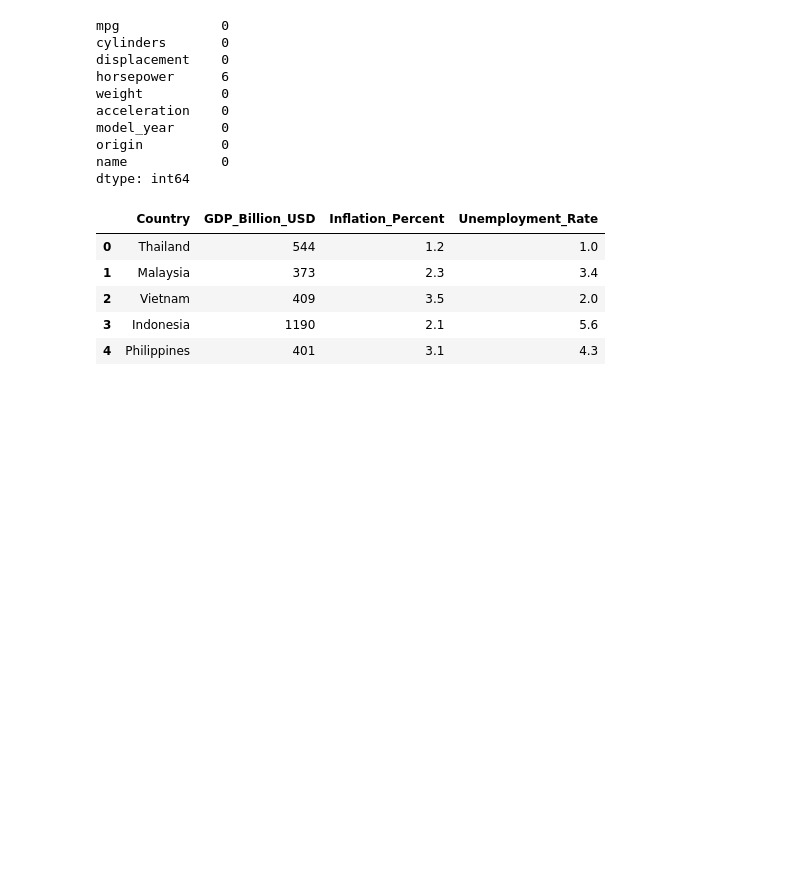
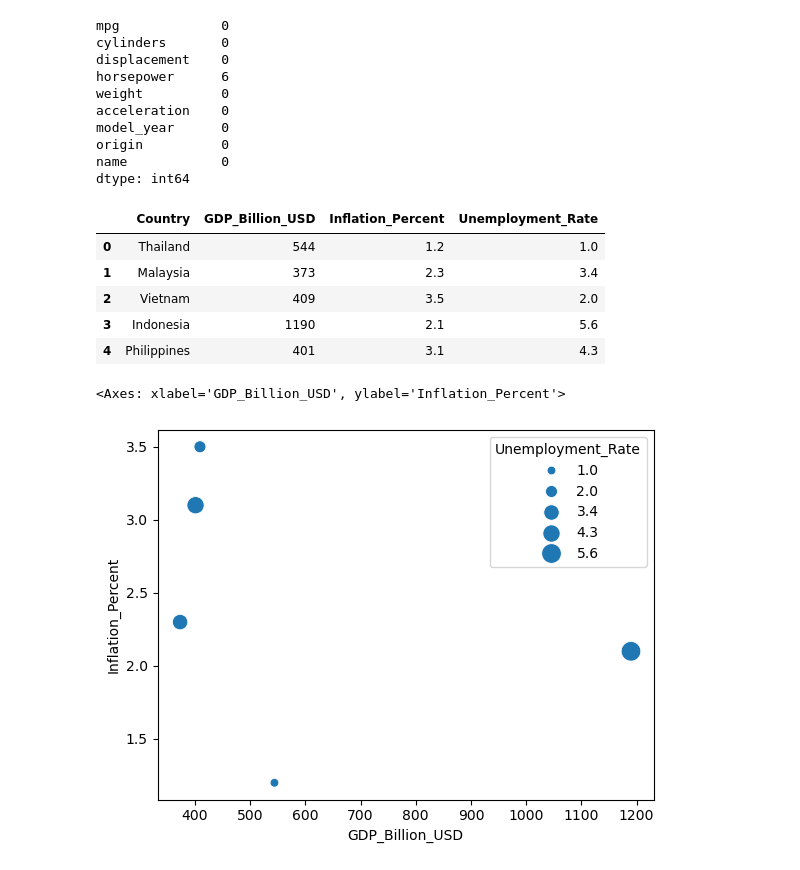
Before and after one commit to ArslanAmanov/Finance, a Jupyter notebook: QuantAnalyses/Quant_method_Analyses/chp_1_What's_Statistics.ipynb, the cells around one changed output. Drawn from its saved outputs; the diff is of its cells as text; code cells hidden in the pictures; blank space fills up the shorter version.

Commit message:
asean gdp

```diff
--- a/QuantAnalyses/Quant_method_Analyses/chp_1_What's_Statistics.ipynb
+++ b/QuantAnalyses/Quant_method_Analyses/chp_1_What's_Statistics.ipynb
@@ -349,3 +349,9 @@ asean_df.head()
 | 2 | Vietnam | 409 | 3.5 | 2.0 |
 | 3 | Indonesia | 1190 | 2.1 | 5.6 |
 | 4 | Philippines | 401 | 3.1 | 4.3 |
+# %%
+# plot the GDP vs Inflation scatter plot, colored by Country and sized by Unemployment Rate
+sns.scatterplot(data=asean_df, x='GDP_Billion_USD', y='Inflation_Percent', size='Unemployment_Rate', sizes=(40, 200))
+# %% [output]
+<Axes: xlabel='GDP_Billion_USD', ylabel='Inflation_Percent'>
+[figure, added]
```
